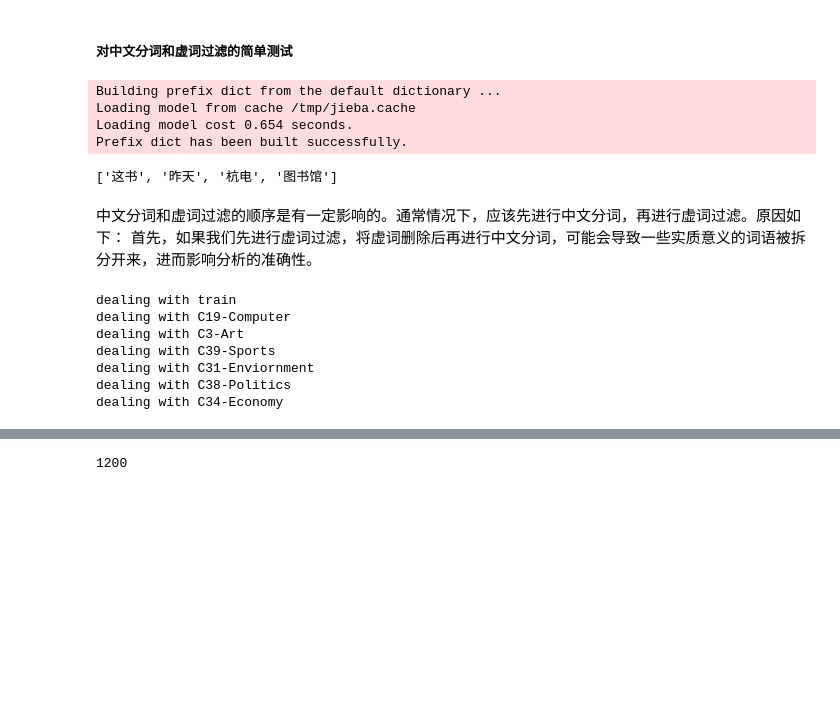
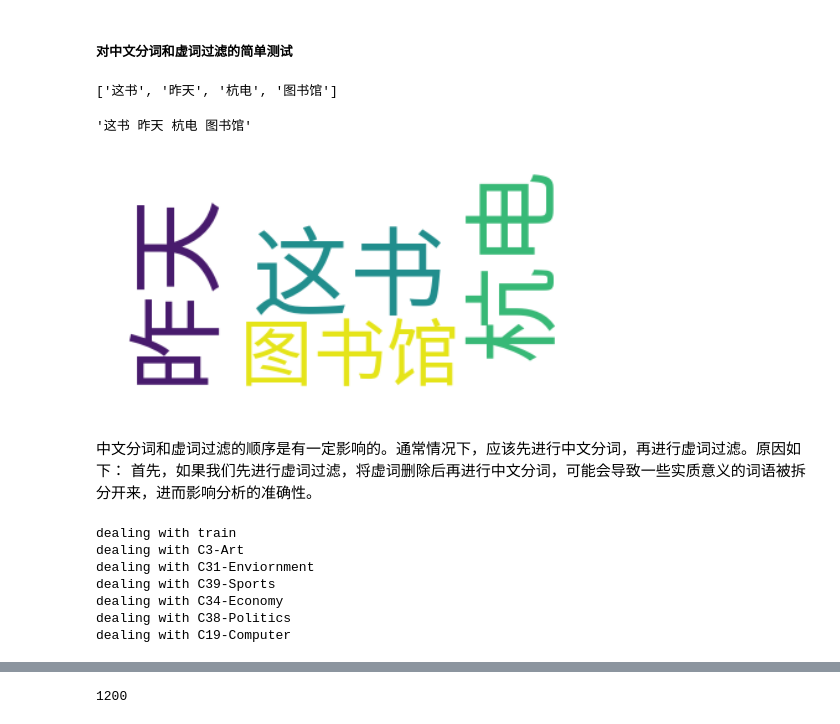
Before and after one commit to shannonchen37/NLP_experiment, a Jupyter notebook: NLP实验1/Classification/main.ipynb, the cells around one changed output, grey strips where cells are left out. Cells and saved outputs as stored; diff of their text form; code cells hidden in the pictures; blank space fills up the shorter version.

```diff
--- a/NLP实验1/Classification/main.ipynb
+++ b/NLP实验1/Classification/main.ipynb
@@ -38,18 +41,37 @@ def preprocess(text):
     words = jieba.lcut(text)
     # 去除虚词
     words = [word for word in words if word not in stopwords]
+    f_word = " ".join(words)
     # 返回处理后的词语列表
-    return words
-
-text = '这书是我昨天在杭电图书馆借的的。'
-words = preprocess(text)
-print(words)
+    return f_word, words
-# %% [output]
-Building prefix dict from the default dictionary ...
-Loading model from cache /tmp/jieba.cache
-Loading model cost 0.654 seconds.
-Prefix dict has been built successfully.
-['这书', '昨天', '杭电', '图书馆']
+# %%
+text = '这书是我昨天在杭电图书馆借的的。'
+f_word, words = preprocess(text)
+print(words)
+# %% [output]
+['这书', '昨天', '杭电', '图书馆']
+# %%
+f_word
+# %% [output]
+'这书 昨天 杭电 图书馆'
+# %%
+# 根据操作系统类型设置中文字体路径
+if platform.system() == 'Windows':
+    font_path = r"C:\Windows\Fonts\simsun.ttc"
+elif platform.system() == 'Darwin':
+    font_path = "/Library/Fonts/Songti.ttc"
+else:
+    font_path = "/usr/share/fonts/opentype/noto/NotoSansCJK-Regular.ttc"
+
+# 生成词云图，并指定中文字体
+wordcloud = WordCloud(font_path=font_path, background_color="white").generate(f_word)
+
+# 显示词云图
+plt.imshow(wordcloud, interpolation="bilinear")
+plt.axis("off")
+plt.show()
+# %% [output]
+[figure, added]
 # %% [markdown]
 中文分词和虚词过滤的顺序是有一定影响的。通常情况下，应该先进行中文分词，再进行虚词过滤。原因如下：
 首先，如果我们先进行虚词过滤，将虚词删除后再进行中文分词，可能会导致一些实质意义的词语被拆分开来，进而影响分析的准确性。
@@ -57,23 +79,21 @@ Prefix dict has been built successfully.
 # 读取train数据集
 data = []
 labels = []
+f_word_list = []
 for root, dirs, files in os.walk('./Chinese_Text_Classification_Task_Dataset/train'):
     print('dealing with {}'.format(root.split('/')[-1]))
     for file in files:
         with open(os.path.join(root, file), 'r', encoding='GB2312',errors='ignore') as f:
             content = f.read()
-            # 中文分词
-            words = jieba.lcut(content)
-            # 过滤停用词和数字
-            words = [word for word in words if word not in stopwords and not word.isdigit()]
-
+            f_word, words = preprocess(content)
             data.append(' '.join(words))
             labels.append(root.split('/')[-1])
+            f_word_list.append(f_word)
 # %% [output]
 dealing with train
+dealing with C3-Art
+dealing with C31-Enviornment
+dealing with C39-Sports
+dealing with C34-Economy
+dealing with C38-Politics
 dealing with C19-Computer
-dealing with C3-Art
-dealing with C39-Sports
-dealing with C31-Enviornment
-dealing with C38-Politics
-dealing with C34-Economy
```
Also changed, not shown: parts of 13 cells of this notebook.
